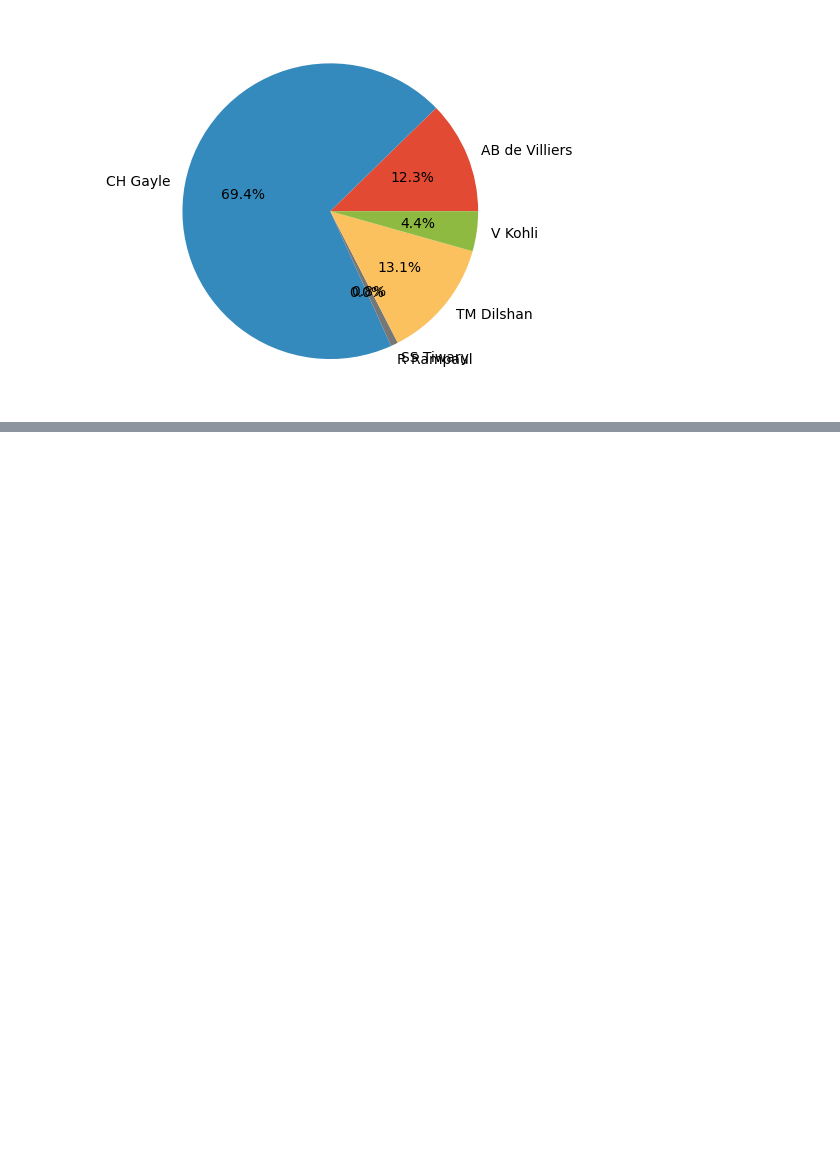
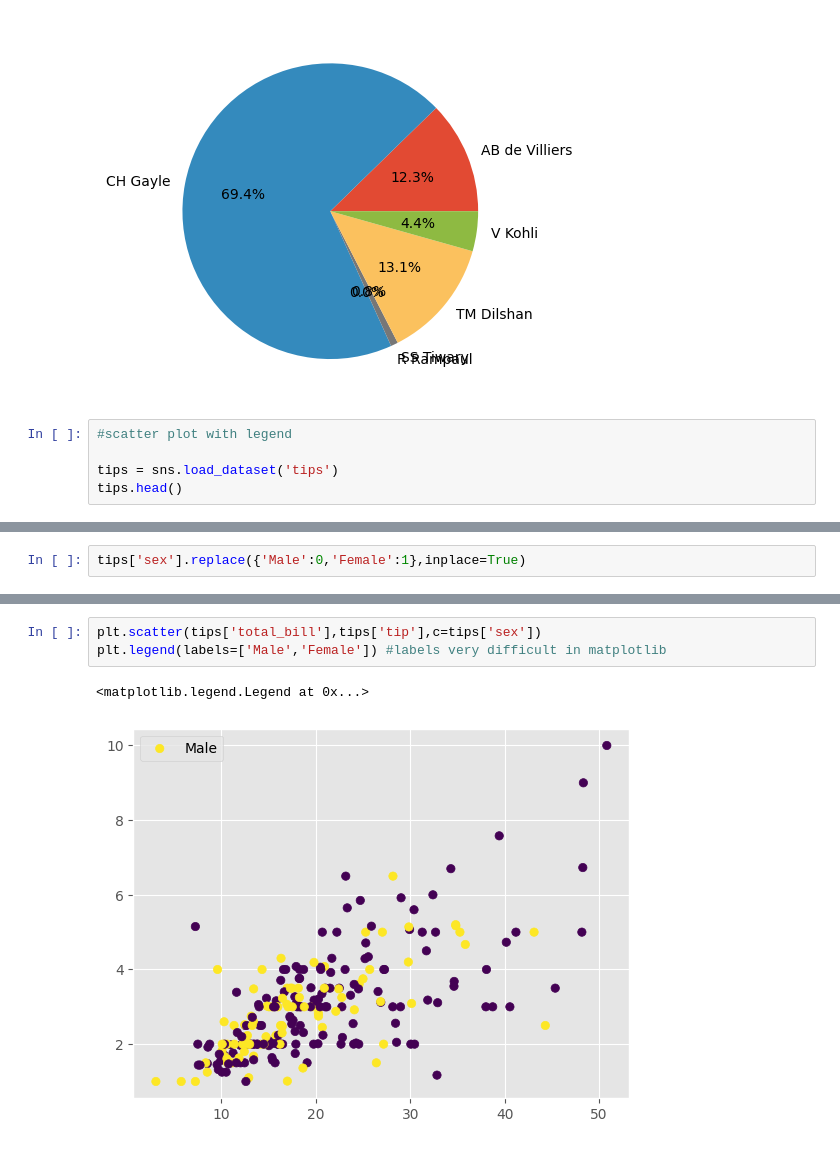
Before and after one commit to faisalkhan4k/Data-visualization, a Jupyter notebook: matplotlib.ipynb, the cells around one changed output, grey strips where cells are left out. Cells and saved outputs as stored; diff of their text form; blank space fills up the shorter version.

Commit message:
implement both figure level and axes level seaborn relational,distributional and matrix plots

```diff
--- a/matplotlib.ipynb
+++ b/matplotlib.ipynb
@@ -349,3 +349,8 @@ plt.pie(df['batsman_runs'],labels=df['batsman'],autopct='%0.1f%%')# autopct impo
 plt.savefig('matplotlib-plot1.png')
 # %% [output]
 [figure]
+# %%
+#scatter plot with legend
+
+tips = sns.load_dataset('tips')
+tips.head()
@@ -351,0 +364,2 @@ plt.savefig('matplotlib-plot1.png')
+# %%
+tips['sex'].replace({'Male':0,'Female':1},inplace=True)
@@ -351,0 +375,6 @@ plt.savefig('matplotlib-plot1.png')
+# %%
+plt.scatter(tips['total_bill'],tips['tip'],c=tips['sex'])
+plt.legend(labels=['Male','Female']) #labels very difficult in matplotlib
+# %% [output]
+<matplotlib.legend.Legend at 0x...>
+[figure, added]
```
Also changed, not shown: parts of 2 cells of this notebook, 1 other file.
